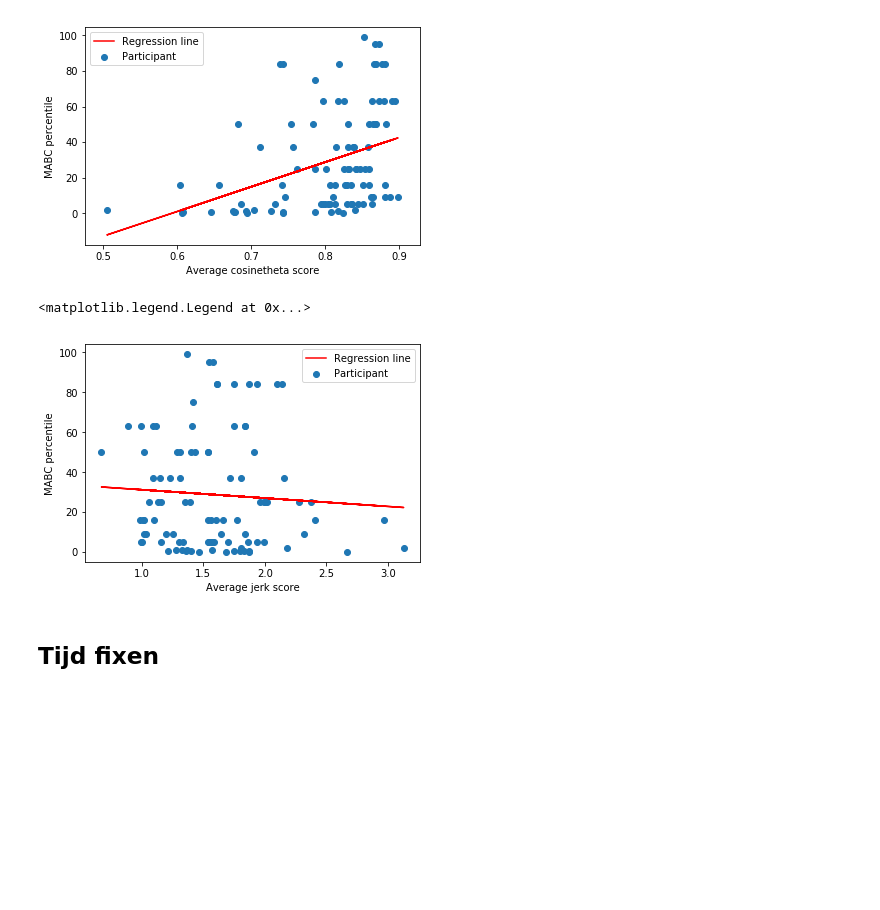
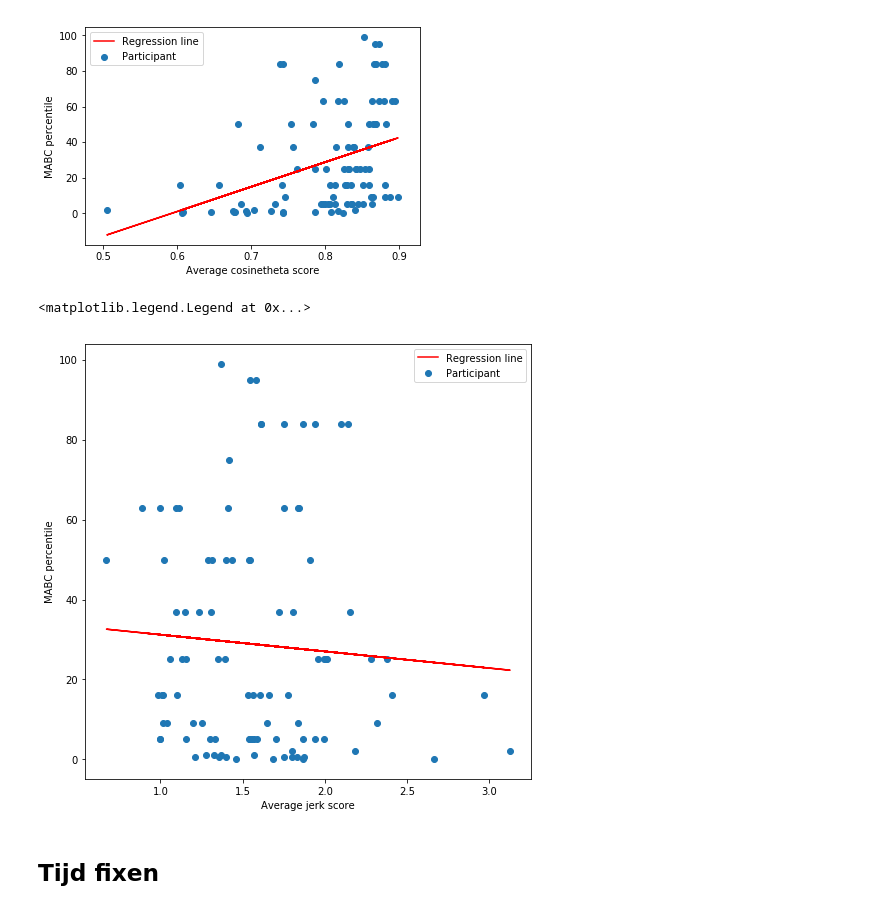
Before and after one commit to mangow/sps, a Jupyter notebook: sps.ipynb, the cells around one changed output. Drawn from its saved outputs; the diff is of its cells as text; code cells hidden in the pictures; blank space fills up the shorter version.

```diff
--- a/sps.ipynb
+++ b/sps.ipynb
@@ -83,32 +84,33 @@ plt.legend()
 # %%
 # ID is unique per child
 # the higher the costheta score, the better the performance
 # mabc_percentile_score is the label associated with the motor skills, again the higher the better
 
 # create a dataframe containing this data
 subdata_jerk = rr_data[['ID', 'jerk', 'mabc_percentile_score']]
 
 # create a dictionary containing children id's as key and a tuple containing costheta and mabc_percentile as val
 subdata_jerk_dictionary = {}
 for child_id in children_ids:
     avg_jerk = subdata_jerk.loc[subdata['ID'] == child_id]['jerk'].mean()
     mabc_perc = subdata_jerk.loc[subdata['ID'] == child_id]['mabc_percentile_score'].mean()
     subdata_jerk_dictionary[child_id] = (avg_jerk, mabc_perc)
 #     print("Child: {} has an avarage costheta score of {} and an MABC percentile equal to {}.".format(child_id, round(avg_ct, 5), round(mabc_perc, 3)))
 
 avg_jerk, mabc = dict_to_x_y(subdata_jerk_dictionary)
 slope, intercept, r_value, p_value, std_err = stats.linregress(avg_jerk, mabc)
 avg_jerk_slope = [i * slope for i in avg_jerk]
 
 # scatter plot with mabc
+plt.rcParams["figure.figsize"] = (8, 8)
 plt.scatter(avg_jerk, mabc, label='Participant')
 plt.plot(avg_jerk, intercept + avg_jerk_slope, 'r', label='Regression line')
 plt.xlabel("Average jerk score")
 plt.ylabel("MABC percentile")
 plt.legend()
 # %% [output]
 <matplotlib.legend.Legend at 0x...>
-[figure, old version]
+[figure, new version]
 # %% [markdown]
 ## Tijd fixen
 # %%
```
Also changed, not shown: parts of 11 cells of this notebook, 3 other files.
